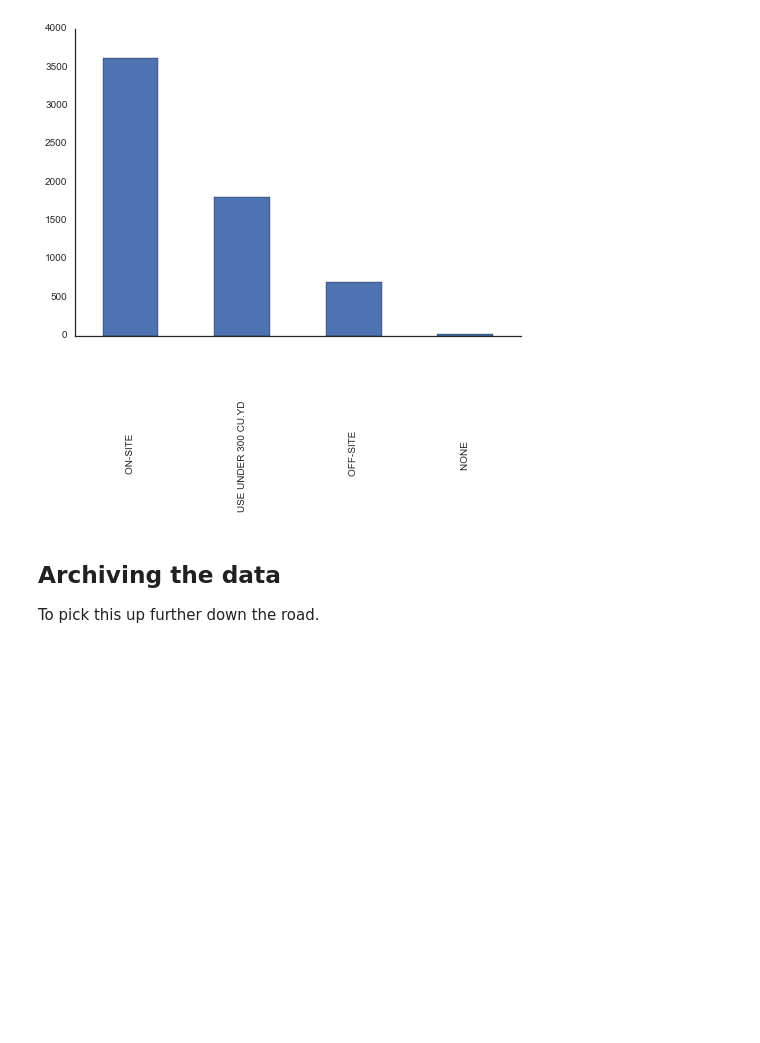
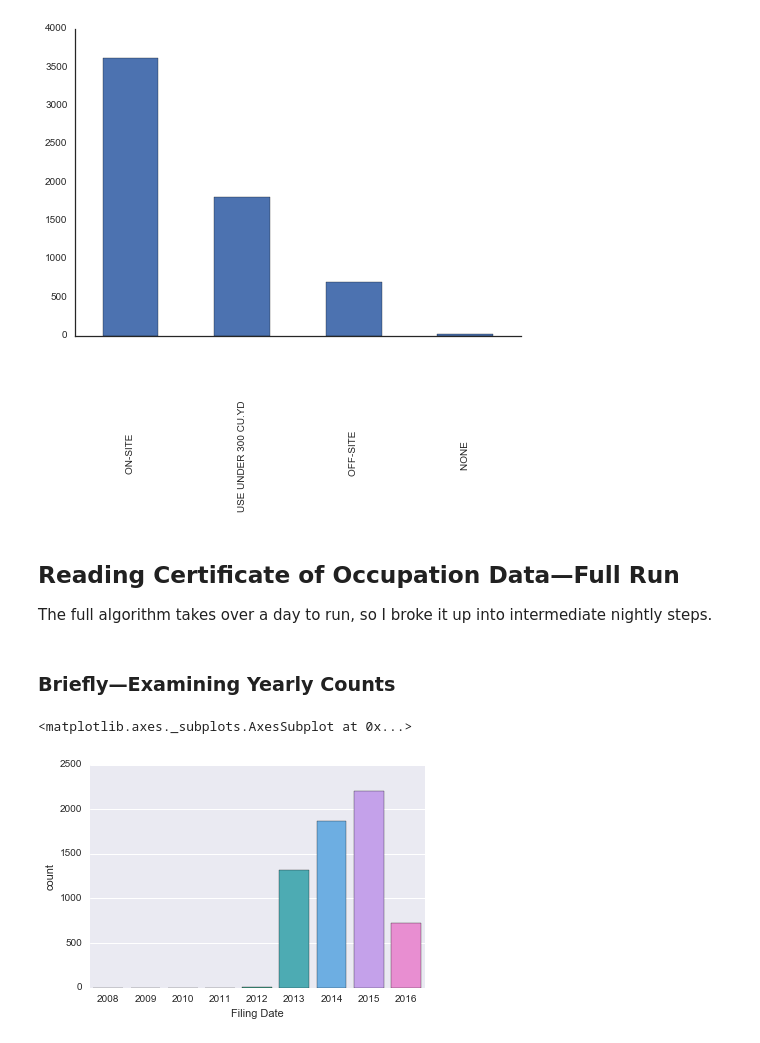
Before and after one commit to techelo/nyc-construction-timeline, a Jupyter notebook: Permit-to-Occupancy Processing.ipynb, the cells around one changed output. Cells and saved outputs as stored; diff of their text form; code cells hidden in the pictures; blank space fills up the shorter version.

```diff
--- a/Permit Issuance.ipynb
+++ b/Permit-to-Occupancy Processing.ipynb
@@ -466,10 +464,17 @@ deduped_new_building_permits['Site Fill'].value_counts().plot(kind='bar')
 sns.despine()
 # %% [output]
 [figure]
-# %% [markdown]
-## Archiving the data
-
-To pick this up further down the road.
+# %% [markdown]
+## Reading Certificate of Occupation Data&mdash;Full Run
+
+The full algorithm takes over a day to run, so I broke it up into intermediate nightly steps.
+# %% [markdown]
+### Briefly&mdash;Examining Yearly Counts
 # %%
-deduped_new_building_permits.to_csv("new_building_permits.csv")
-sample.to_csv("august_2013_sample.csv")
+deduped_new_building_permits = pd.read_csv("new_building_permits.csv")
+# %%
+years = deduped_new_building_permits['Filing Date'].map(lambda x: arrow.get(x,"MM/DD/YYYY").year)
+sns.countplot(years)
+# %% [output]
+<matplotlib.axes._subplots.AxesSubplot at 0x...>
+[figure, added]
```
Also changed, not shown: parts of 28 cells of this notebook, 4 other files.
